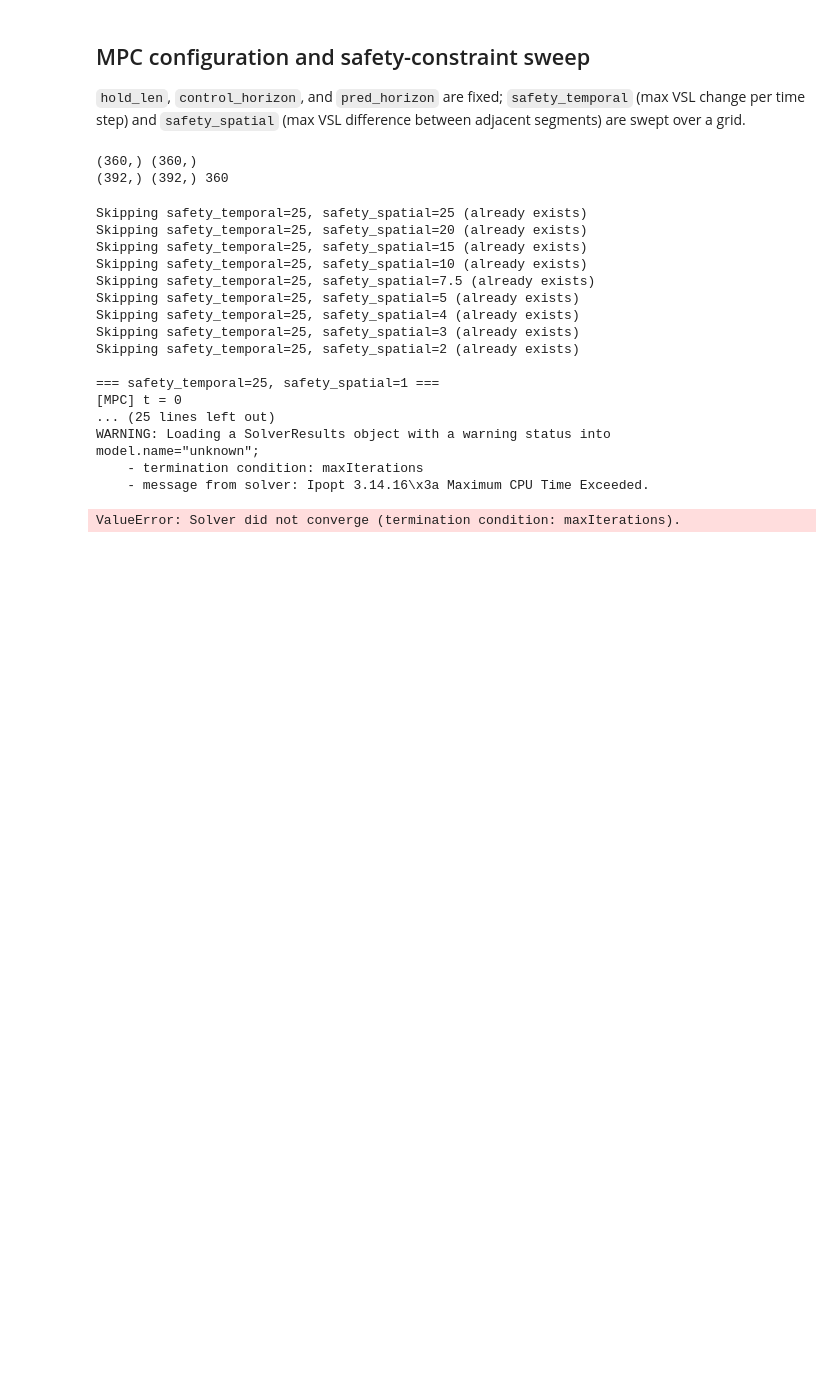
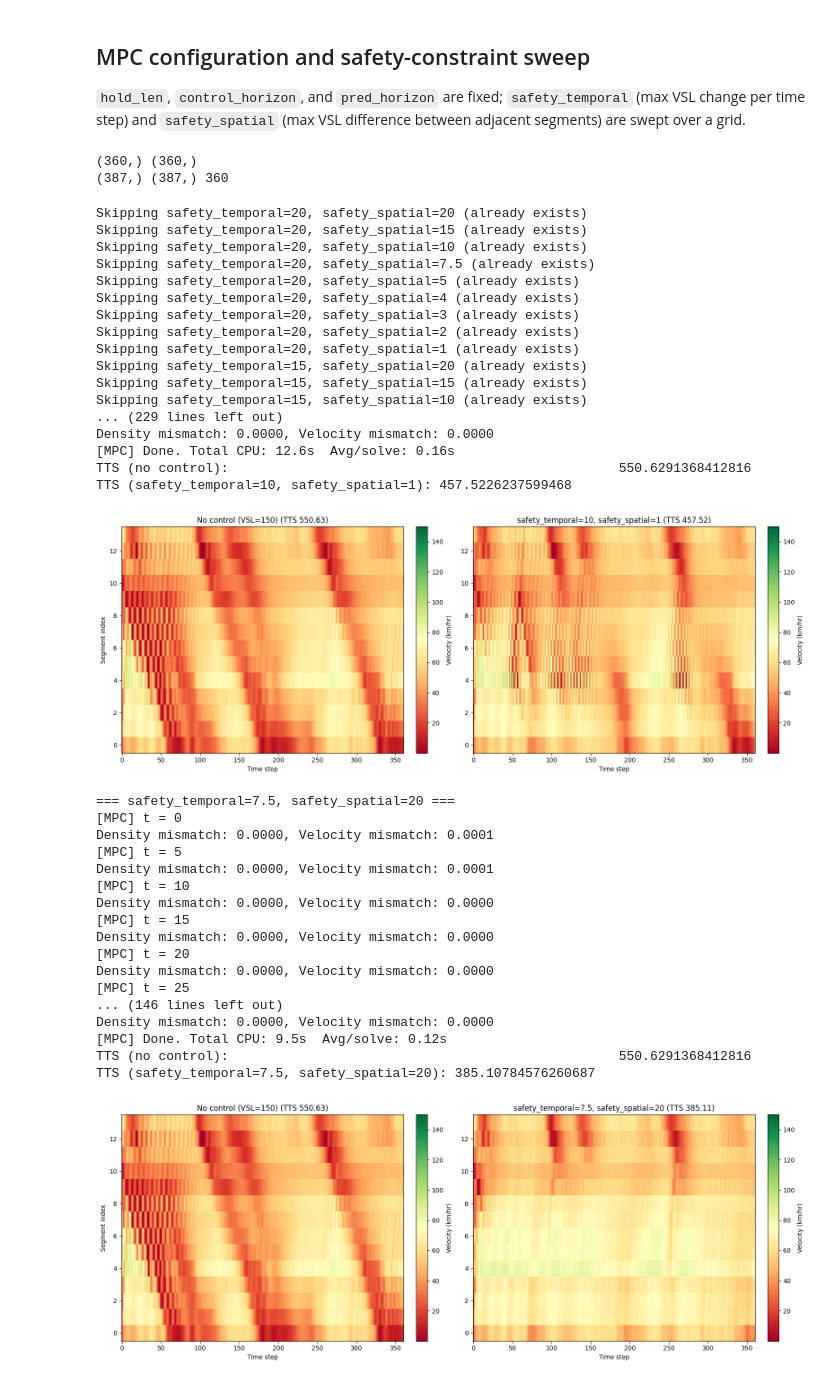
Before and after one commit to srags/mpc-traffic-flow, a Jupyter notebook: experiments/safety_sweep.ipynb, the cells around one changed output. Saved outputs shown, nothing was run; the diff lists cells and outputs as text; code cells hidden in the pictures; blank space fills up the shorter version.

```diff
--- a/experiments/safety_sweep.ipynb
+++ b/experiments/safety_sweep.ipynb
@@ -147,8 +147,8 @@ TTS (no control, VSL=150): 550.6291368412816
 
 `hold_len`, `control_horizon`, and `pred_horizon` are fixed; `safety_temporal` (max VSL change per time step) and `safety_spatial` (max VSL difference between adjacent segments) are swept over a grid.
 # %%
-pred_horizon = 40      # in time steps
-control_horizon = 10    # in time steps
+pred_horizon = 30      # in time steps
+control_horizon = 5    # in time steps
 hold_len = 1
 
 opt_horizon = time_steps + pred_horizon - control_horizon
@@ -162,15 +162,15 @@ print(data_inflow.shape, downstream_density.shape)
 print(downstream_density_mpc.shape, inflow_mpc.shape, time_steps)
 # %% [output]
 (360,) (360,)
-(392,) (392,) 360
+(387,) (387,) 360
 # %%
 control_zone = [i for i in range(2, num_segments)]
 
 # Placeholder grid — adjust based on how aggressive/conservative you want VSL changes to be.
 # safety_temporal: max VSL change (km/hr) allowed between consecutive 10s time steps
 # safety_spatial:  max VSL difference (km/hr) allowed between adjacent segments at the same time
-safety_temporal_values = [1, 2, 3, 4, 5, 7.5, 10, 15, 20, 25]
-safety_spatial_values = [1, 2, 3, 4, 5, 7.5, 10, 15, 20, 25]
+safety_temporal_values = [1, 2, 3, 4, 5, 7.5, 10, 15, 20]
+safety_spatial_values = [1, 2, 3, 4, 5, 7.5, 10, 15, 20]
 # %%
 def plot_before_after(v_before, tts_before, v_after, tts_after, label_before, label_after):
     vmin = min(np.min(velocity_data), v_before.min(), v_after.min())
@@ -218,7 +218,7 @@ for safety_temporal in reversed(safety_temporal_values):
             "control_zone": control_zone,
             "control_one_segment": None,
             "initialize_vsl": np.load(init_path) if init_path is not None else None,
-            "init_fixed": "adaptive",
+            "init_fixed": [100, 80], #"adaptive",
             "tee": False,
             "pred_horizon": pred_horizon,
             "control_horizon": control_horizon
@@ -230,48 +230,66 @@ for safety_temporal in reversed(safety_temporal_values):
                                 params=model_params, verbose=True, v_fd_penalty=1e14, **vsl_opt_config)
 
         path_id = f"optimal_vsl_temp{safety_temporal}_spat{safety_spatial}"
         np.save(f'{results_path}/{path_id}.npy', optimal_vsl)
         if vsl_opt_config["initialize_vsl"] is not None:
             vsl_opt_config["initialize_vsl"] = f"loaded from file {init_path}"
         with open(f'{results_path}/{path_id}_config.json', "w") as file:
             json.dump(vsl_opt_config, file, indent=4)
 
         # Simulate forward with the optimized VSL to get the "after control" trajectory
         p_after, v_after, queue_after, tts_after = run_metanet_sim(
             time_step, L, init_state,
             data_inflow[start_time:],
             downstream_density[start_time:],
             model_params,
             lanes=lane_dict,
             vsl_speeds=optimal_vsl,
             plotting=True,
             real_data=False
         )
 
         print(f"TTS (no control):                                                  {tts_baseline}")
         print(f"TTS (safety_temporal={safety_temporal}, safety_spatial={safety_spatial}): {tts_after}")
 
         plot_before_after(v_baseline, tts_baseline, v_after, tts_after,
                            "No control (VSL=150)",
                            f"safety_temporal={safety_temporal}, safety_spatial={safety_spatial}")
 
         init_path = f'{results_path}/optimal_vsl_temp{safety_temporal}_spat{safety_spatial}.npy'
 # %% [output]
-Skipping safety_temporal=25, safety_spatial=25 (already exists)
-Skipping safety_temporal=25, safety_spatial=20 (already exists)
-Skipping safety_temporal=25, safety_spatial=15 (already exists)
-Skipping safety_temporal=25, safety_spatial=10 (already exists)
-Skipping safety_temporal=25, safety_spatial=7.5 (already exists)
-Skipping safety_temporal=25, safety_spatial=5 (already exists)
-Skipping safety_temporal=25, safety_spatial=4 (already exists)
-Skipping safety_temporal=25, safety_spatial=3 (already exists)
-Skipping safety_temporal=25, safety_spatial=2 (already exists)
-
-=== safety_temporal=25, safety_spatial=1 ===
-[MPC] t = 0
-... (25 lines left out)
-WARNING: Loading a SolverResults object with a warning status into
-model.name="unknown";
-    - termination condition: maxIterations
-    - message from solver: Ipopt 3.14.16\x3a Maximum CPU Time Exceeded.
+Skipping safety_temporal=20, safety_spatial=20 (already exists)
+Skipping safety_temporal=20, safety_spatial=15 (already exists)
+Skipping safety_temporal=20, safety_spatial=10 (already exists)
+Skipping safety_temporal=20, safety_spatial=7.5 (already exists)
+Skipping safety_temporal=20, safety_spatial=5 (already exists)
+Skipping safety_temporal=20, safety_spatial=4 (already exists)
+Skipping safety_temporal=20, safety_spatial=3 (already exists)
+Skipping safety_temporal=20, safety_spatial=2 (already exists)
+Skipping safety_temporal=20, safety_spatial=1 (already exists)
+Skipping safety_temporal=15, safety_spatial=20 (already exists)
+Skipping safety_temporal=15, safety_spatial=15 (already exists)
+Skipping safety_temporal=15, safety_spatial=10 (already exists)
+... (229 lines left out)
+Density mismatch: 0.0000, Velocity mismatch: 0.0000
+[MPC] Done. Total CPU: 12.6s  Avg/solve: 0.16s
+TTS (no control):                                                  550.6291368412816
+TTS (safety_temporal=10, safety_spatial=1): 457.5226237599468
+[figure, added]
-ValueError: Solver did not converge (termination condition: maxIterations).
+=== safety_temporal=7.5, safety_spatial=20 ===
+[MPC] t = 0
+Density mismatch: 0.0000, Velocity mismatch: 0.0001
+[MPC] t = 5
+Density mismatch: 0.0000, Velocity mismatch: 0.0001
+[MPC] t = 10
+Density mismatch: 0.0000, Velocity mismatch: 0.0000
+[MPC] t = 15
+Density mismatch: 0.0000, Velocity mismatch: 0.0000
+[MPC] t = 20
+Density mismatch: 0.0000, Velocity mismatch: 0.0000
+[MPC] t = 25
+... (146 lines left out)
+Density mismatch: 0.0000, Velocity mismatch: 0.0000
+[MPC] Done. Total CPU: 9.5s  Avg/solve: 0.12s
+TTS (no control):                                                  550.6291368412816
+TTS (safety_temporal=7.5, safety_spatial=20): 385.10784576260687
+[figure, added]
```
Also changed, not shown: parts of 1 cell of this notebook, 34 other files.
